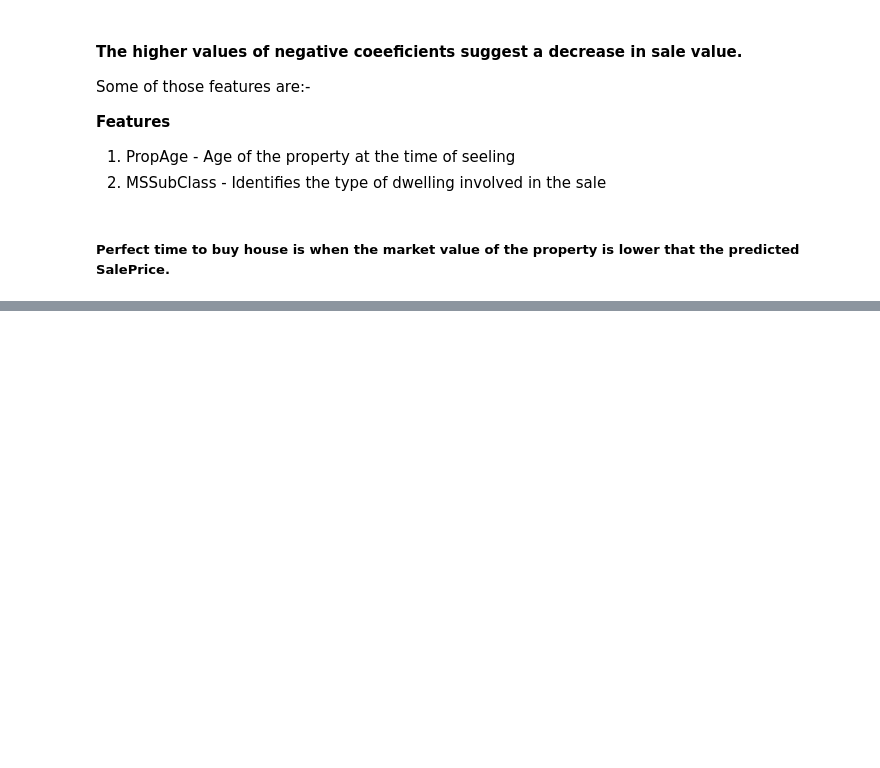
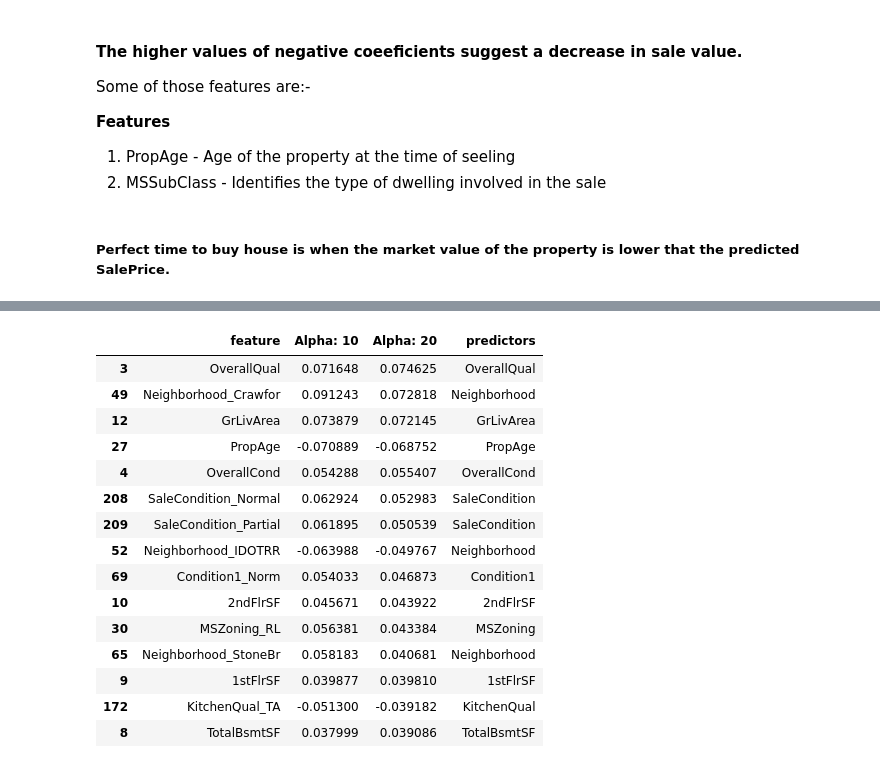
Before and after one commit to PramodKhandare/Housing-AdvanceRegression-Assignment, a Jupyter notebook: Housing_AdvanceRegression_Assignment.ipynb, the cells around one changed output, grey strips where cells are left out. Saved outputs shown, nothing was run; the diff lists cells and outputs as text; code cells hidden in the pictures; blank space fills up the shorter version.

```diff
--- a/Housing_AdvanceRegression_Assignment.ipynb
+++ b/Housing_AdvanceRegression_Assignment.ipynb
@@ -1416,0 +1496,3 @@ Some of those features are:-
+# %%
+x = lasso_df[['feature','Alpha: 0.002','predictors']]
+x
@@ -1416,0 +1515,2 @@ Some of those features are:-
+# %%
+ridge_df = run_multiple_alphas('ridge',[10,20])
@@ -1416,0 +1526,24 @@ Some of those features are:-
+# %%
+# We know alpha = 10 is optimal value
+ridge_df = ridge_df[['feature','Alpha: 10','Alpha: 20']]
+ridge_df = ridge_df.reindex(ridge_df['Alpha: 20'].abs().sort_values(ascending=False).index)
+ridge_df['predictors'] = ridge_df['feature'].apply(lambda x:x.split('_')[0])
+# %%
+ridge_df.head(15)
+# %% [output]
+|  | feature | Alpha: 10 | Alpha: 20 | predictors |
+| 3 | OverallQual | 0.071648 | 0.074625 | OverallQual |
+| 49 | Neighborhood_Crawfor | 0.091243 | 0.072818 | Neighborhood |
+| 12 | GrLivArea | 0.073879 | 0.072145 | GrLivArea |
+| 27 | PropAge | -0.070889 | -0.068752 | PropAge |
+| 4 | OverallCond | 0.054288 | 0.055407 | OverallCond |
+| 208 | SaleCondition_Normal | 0.062924 | 0.052983 | SaleCondition |
+| 209 | SaleCondition_Partial | 0.061895 | 0.050539 | SaleCondition |
+| 52 | Neighborhood_IDOTRR | -0.063988 | -0.049767 | Neighborhood |
+| 69 | Condition1_Norm | 0.054033 | 0.046873 | Condition1 |
+| 10 | 2ndFlrSF | 0.045671 | 0.043922 | 2ndFlrSF |
+| 30 | MSZoning_RL | 0.056381 | 0.043384 | MSZoning |
+| 65 | Neighborhood_StoneBr | 0.058183 | 0.040681 | Neighborhood |
+| 9 | 1stFlrSF | 0.039877 | 0.039810 | 1stFlrSF |
+| 172 | KitchenQual_TA | -0.051300 | -0.039182 | KitchenQual |
+| 8 | TotalBsmtSF | 0.037999 | 0.039086 | TotalBsmtSF |
```
Also changed, not shown: parts of 18 cells of this notebook, 1 other file.
